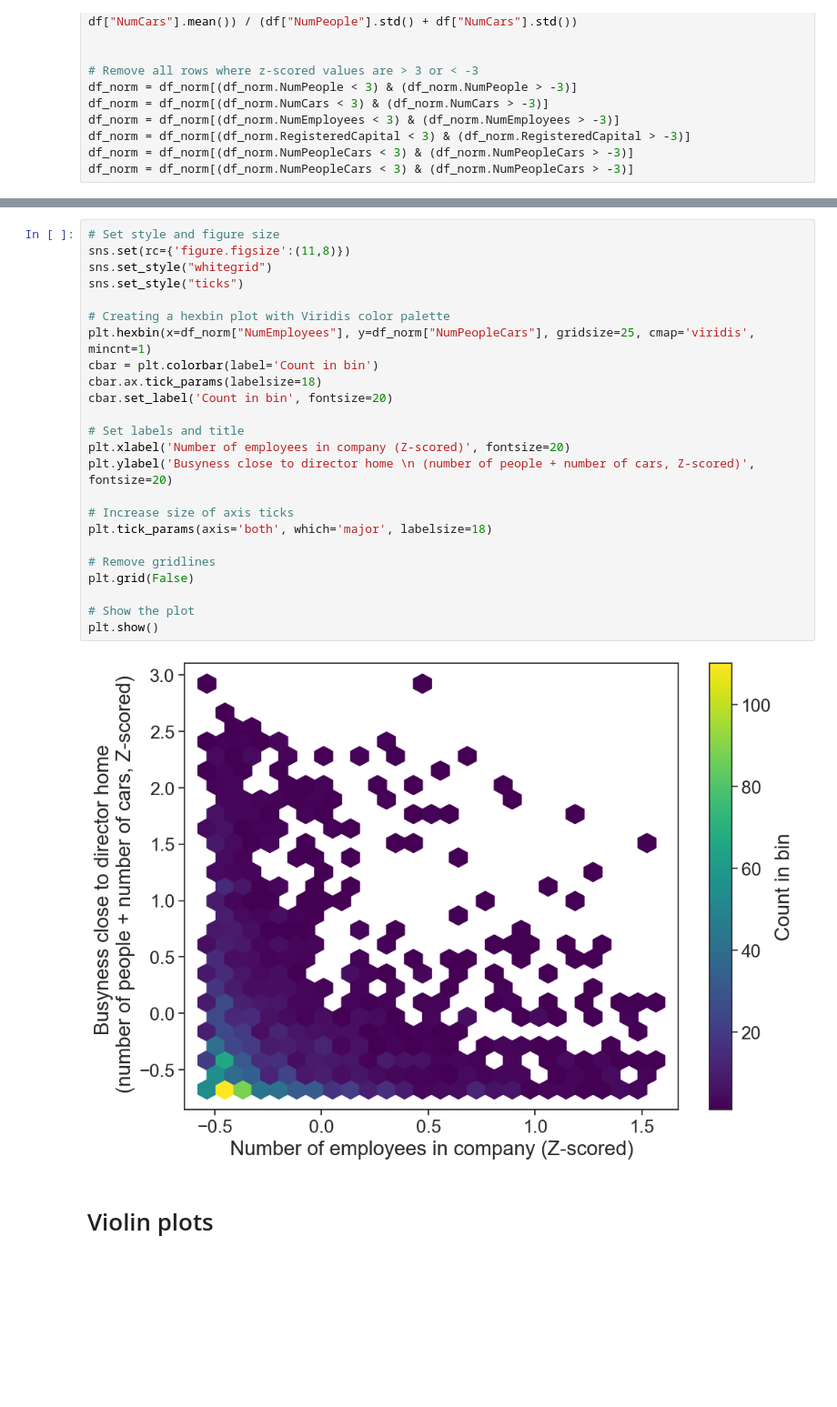
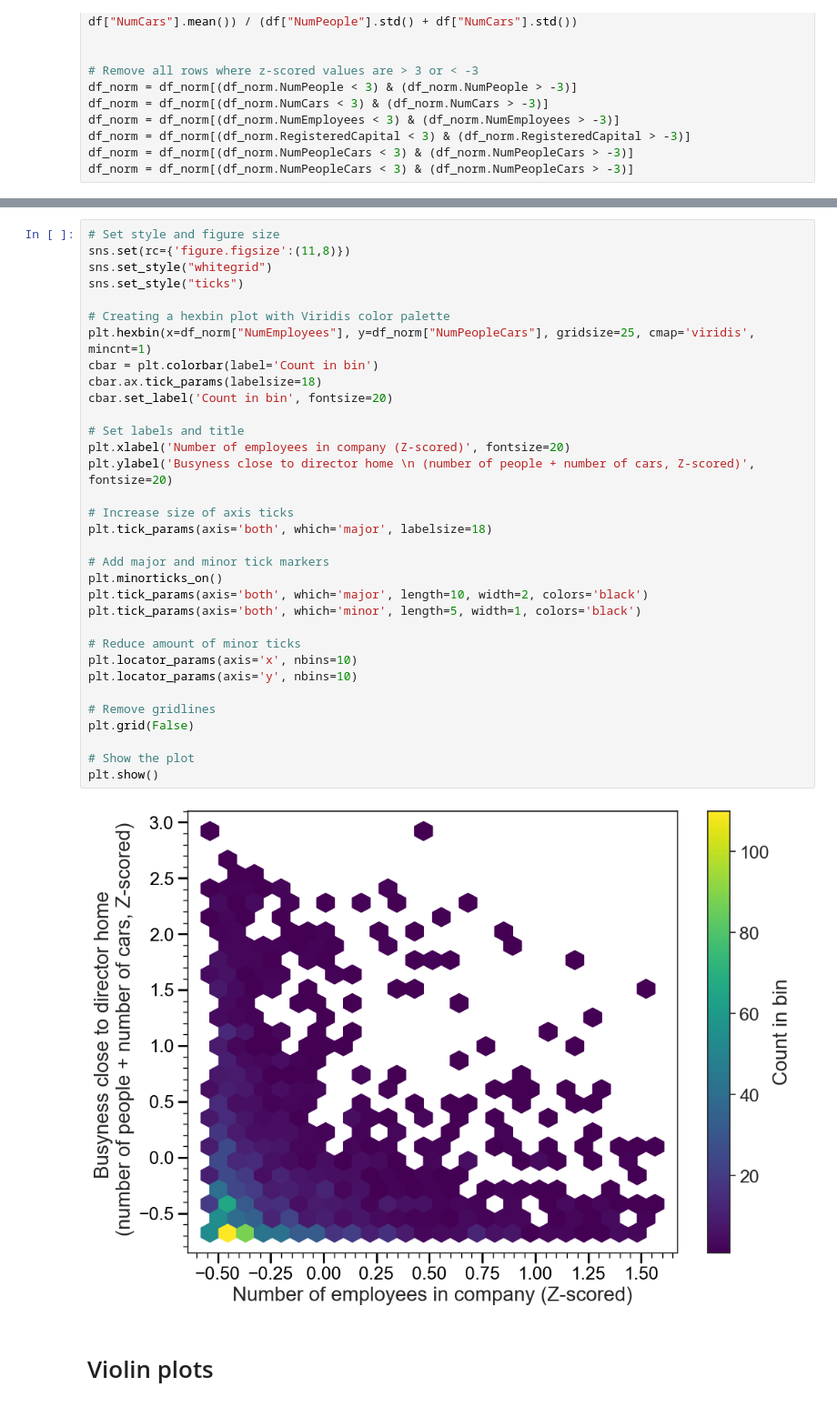
Before and after one commit to ivaroli/DataInTheWild, a Jupyter notebook: Analysis/Visualizations.ipynb, the cells around one changed output, grey strips where cells are left out. Shown at 91% size. Drawn from its saved outputs; the diff is of its cells as text; blank space fills up the shorter version.

Commit message:
Added minor ticks to plots

```diff
--- a/Analysis/Visualizations.ipynb
+++ b/Analysis/Visualizations.ipynb
@@ -105,29 +114,38 @@ plt.show()
 # %%
 # Set style and figure size
 sns.set(rc={'figure.figsize':(11,8)})
 sns.set_style("whitegrid")
 sns.set_style("ticks")
 
 # Creating a hexbin plot with Viridis color palette
 plt.hexbin(x=df_norm["NumEmployees"], y=df_norm["NumPeopleCars"], gridsize=25, cmap='viridis', mincnt=1)
 cbar = plt.colorbar(label='Count in bin')
 cbar.ax.tick_params(labelsize=18)
 cbar.set_label('Count in bin', fontsize=20)
 
 # Set labels and title
 plt.xlabel('Number of employees in company (Z-scored)', fontsize=20)
 plt.ylabel('Busyness close to director home \n (number of people + number of cars, Z-scored)', fontsize=20)
 
 # Increase size of axis ticks
 plt.tick_params(axis='both', which='major', labelsize=18)
 
+# Add major and minor tick markers
+plt.minorticks_on()
+plt.tick_params(axis='both', which='major', length=10, width=2, colors='black')
+plt.tick_params(axis='both', which='minor', length=5, width=1, colors='black')
+
+# Reduce amount of minor ticks
+plt.locator_params(axis='x', nbins=10)
+plt.locator_params(axis='y', nbins=10)
+
 # Remove gridlines
 plt.grid(False)
 
 # Show the plot
 plt.show()
 # %% [output]
-[figure, old version]
+[figure, new version]
 # %% [markdown]
 # Violin plots
 # %%
```
Also changed, not shown: parts of 8 cells of this notebook.
